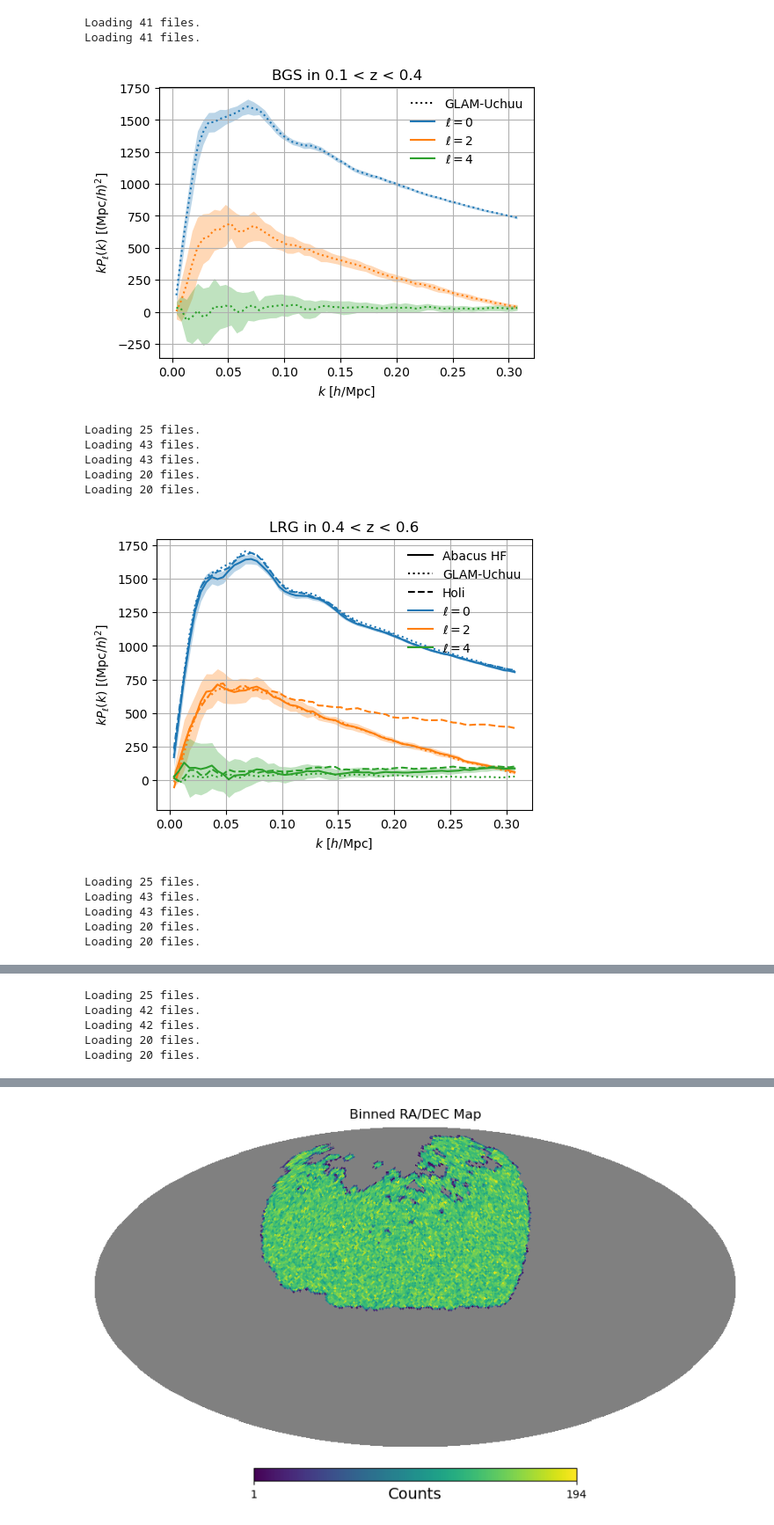
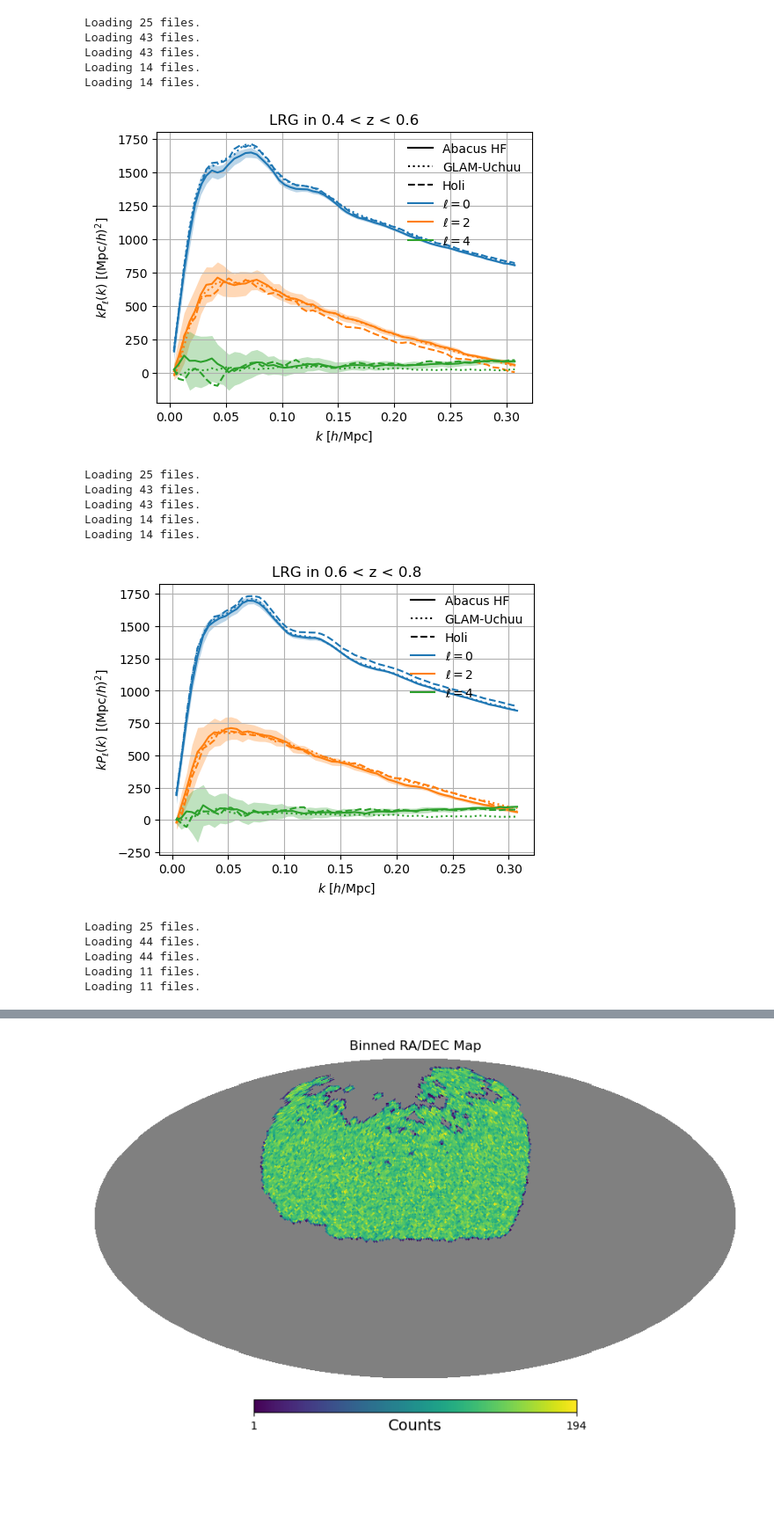
Before and after one commit to adematti/jax-power, a Jupyter notebook: scripts/holi.ipynb, the cells around one changed output, grey strips where cells are left out. Shown at 88% size. Saved outputs shown, nothing was run; the diff lists cells and outputs as text; code cells hidden in the pictures; blank space fills up the shorter version.

```diff
--- a/scripts/holi.ipynb
+++ b/scripts/holi.ipynb
@@ -15,7 +15,7 @@ plot_dir = Path('_plots')
 plot_dir.mkdir(exist_ok=True)
 
 rebin = 5
-for tracer in ['BGS', 'LRG1', 'LRG2', 'LRG3', 'ELG1', 'ELG2', 'QSO']:
+for tracer in ['BGS', 'LRG1', 'LRG2', 'LRG3', 'ELG1', 'ELG2', 'QSO'][1:4]:
     for kind in ['mesh2spectrum', 'mesh2spectrum_thetacut'][:1]:
         with_uchuu = 'BGS' in tracer or 'LRG' in tracer
         with_holi = 'LRG' in tracer or 'ELG' in tracer or 'QSO' in tracer
@@ -31,7 +31,7 @@ for tracer in ['BGS', 'LRG1', 'LRG2', 'LRG3', 'ELG1', 'ELG2', 'QSO']:
         region = 'NGC'
 
         def load(get_fn):
-            fns = [get_fn(imock=imock, region=region, kind=kind) for imock in range(50)]
+            fns = [get_fn(imock=imock, region=region, kind=kind) for imock in range(250)]
             toret = [Spectrum2Poles.load(fn) for fn in fns if Path(fn).exists()]
             print(f'Loading {len(toret):d} files.')
             return toret
@@ -56,44 +56,47 @@ for tracer in ['BGS', 'LRG1', 'LRG2', 'LRG3', 'ELG1', 'ELG2', 'QSO']:
         if with_abacus:
             ax.plot([], [], color='k', linestyle='-', label='Abacus HF')
         if with_uchuu:
             ax.plot([], [], color='k', linestyle=':', label='GLAM-Uchuu')
         if with_holi:
             ax.plot([], [], color='k', linestyle='--', label='Holi')
         for ill, ell in enumerate(pk.projs):
             color = 'C{:d}'.format(ill)
             ax.plot([], [], color=color, linestyle='-', label=f'$\ell = {ell:d}$')
             k = pk.x(projs=ell)
             std = cov.select(projs=ell, select_projs=True).std()
             ax.fill_between(k, k * (pk.view(projs=ell).real - std),
                             k * (pk.view(projs=ell).real + std),
                             color=color, alpha=0.3, linewidth=0.)
             if with_abacus:
                 ax.plot(k, k * pk_abacus.view(projs=ell).real, color=color, linestyle='-')
             if with_uchuu:
                 ax.plot(k, k * pk_uchuu.view(projs=ell).real, color=color, linestyle=':')
             if with_holi:
                 ax.plot(k, k * pk_holi.view(projs=ell).real, color=color, linestyle='--')
 
         ax.set_xlabel(r'$k$ [$h/\mathrm{Mpc}$]')
         ax.set_ylabel(r'$k P_{\ell}(k)$ [$(\mathrm{Mpc}/h)^{2}$]')
         ax.legend(frameon=False, ncol=1)
         ax.grid(True)
         basename = f'spectrum_comparison_{tracer}'
         if 'thetacut' in kind: basename += '_thetacut'
         fig.savefig(plot_dir / (basename + '.png'), bbox_inches='tight', pad_inches=0.1, dpi=200)
         plt.show()
 # %% [output]
-Loading 41 files.
-Loading 41 files.
+Loading 25 files.
+Loading 43 files.
+Loading 43 files.
+Loading 14 files.
+Loading 14 files.
-[figure, old version]
+[figure, new version]
 Loading 25 files.
 Loading 43 files.
 Loading 43 files.
-Loading 20 files.
-Loading 20 files.
+Loading 14 files.
+Loading 14 files.
-[figure, old version]
+[figure, new version]
 Loading 25 files.
-Loading 43 files.
-Loading 43 files.
-Loading 20 files.
-Loading 20 files.
+Loading 44 files.
+Loading 44 files.
+Loading 11 files.
+Loading 11 files.
@@ -101,5 +103,0 @@ Loading 20 files.
-Loading 25 files.
-Loading 42 files.
-Loading 42 files.
-Loading 20 files.
-Loading 20 files.
```
Also changed, not shown: parts of 1 cell of this notebook, 4 other files.
